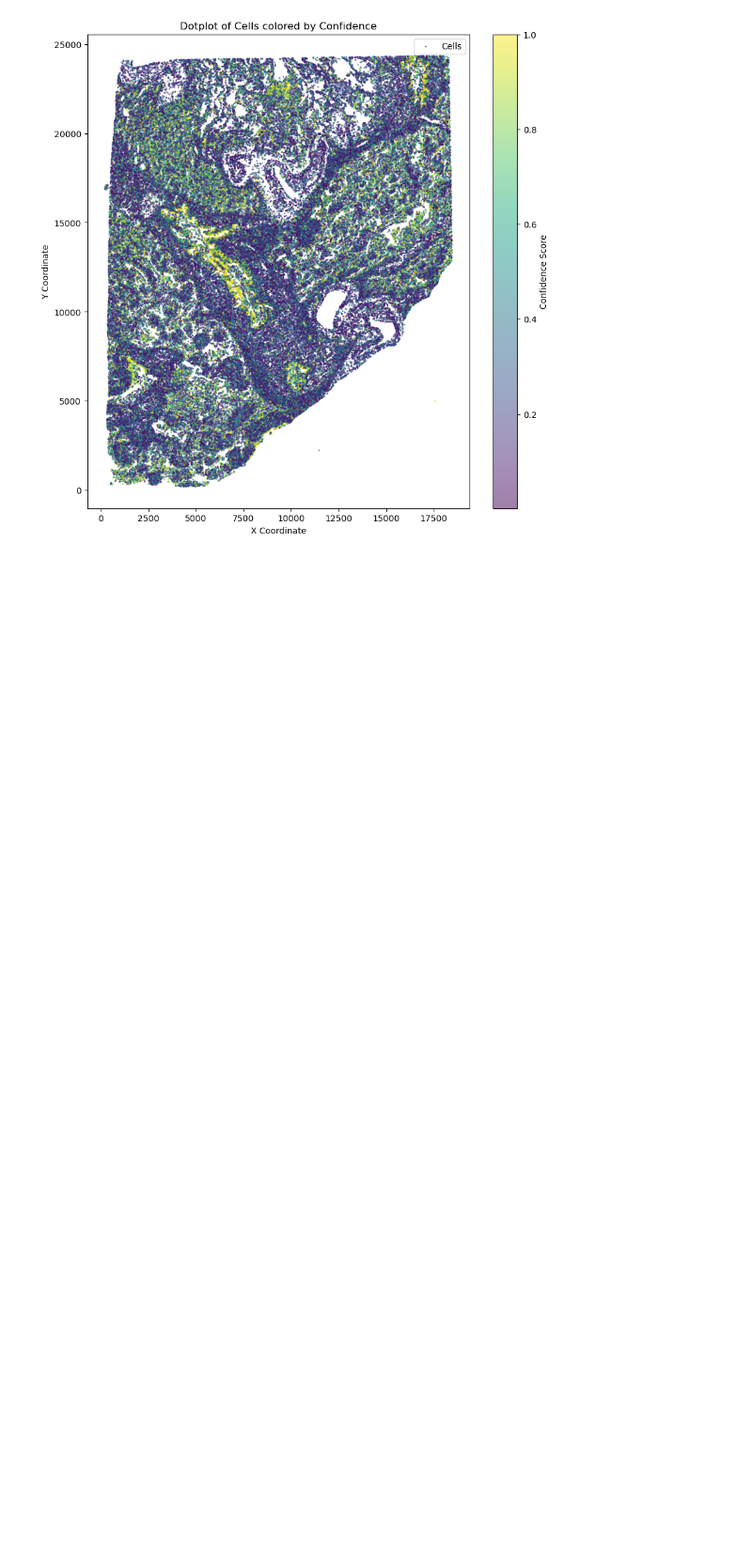
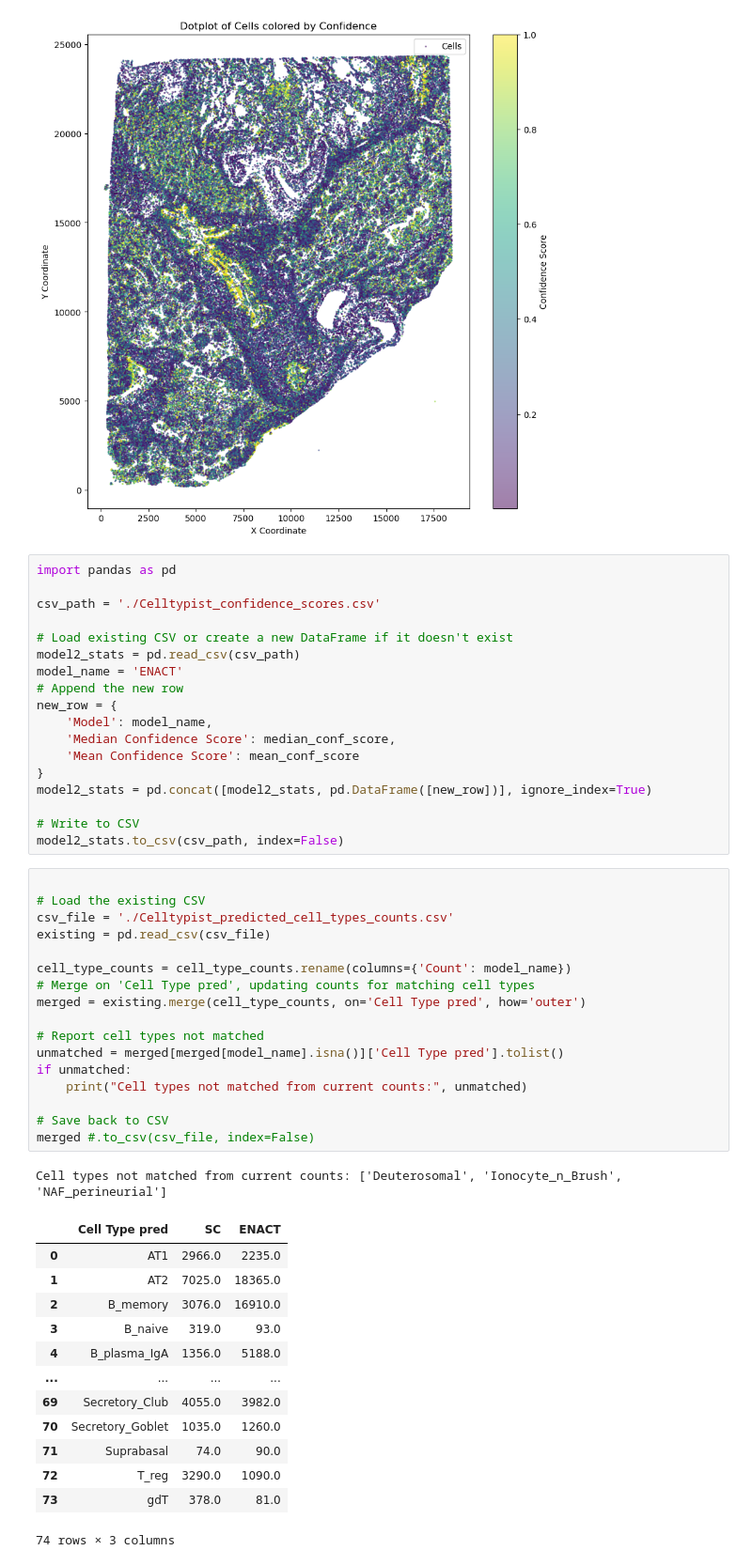
Before and after one commit to RaphaelDeGottardi/MasterThesis, a Jupyter notebook: Benchmarking pipeline/CellTypeAssignment metrics/Celltypist/Celltypist_VpX_enact.ipynb, the cells around one changed output. Shown at 94% size. Drawn from its saved outputs; the diff is of its cells as text; blank space fills up the shorter version.

Commit message:
Celltypist analysis

```diff
--- a/Benchmarking pipeline/CellTypeAssignment metrics/Celltypist_VpX.ipynb
+++ b/Benchmarking pipeline/CellTypeAssignment metrics/Celltypist/Celltypist_VpX_enact.ipynb
@@ -235,3 +237,53 @@ plt.legend()
 plt.show()
 # %% [output]
 [figure]
+# %%
+import pandas as pd
+
+csv_path = './Celltypist_confidence_scores.csv'
+
+# Load existing CSV or create a new DataFrame if it doesn't exist
+model2_stats = pd.read_csv(csv_path)
+model_name = 'ENACT'
+# Append the new row
+new_row = {
+    'Model': model_name,
+    'Median Confidence Score': median_conf_score,
+    'Mean Confidence Score': mean_conf_score
+}
+model2_stats = pd.concat([model2_stats, pd.DataFrame([new_row])], ignore_index=True)
+
+# Write to CSV
+model2_stats.to_csv(csv_path, index=False)
+# %%
+
+# Load the existing CSV
+csv_file = './Celltypist_predicted_cell_types_counts.csv'
+existing = pd.read_csv(csv_file)
+
+cell_type_counts = cell_type_counts.rename(columns={'Count': model_name})
+# Merge on 'Cell Type pred', updating counts for matching cell types
+merged = existing.merge(cell_type_counts, on='Cell Type pred', how='outer')
+
+# Report cell types not matched
+unmatched = merged[merged[model_name].isna()]['Cell Type pred'].tolist()
+if unmatched:
+    print("Cell types not matched from current counts:", unmatched)
+
+# Save back to CSV
+merged #.to_csv(csv_file, index=False)
+# %% [output]
+Cell types not matched from current counts: ['Deuterosomal', 'Ionocyte_n_Brush', 'NAF_perineurial']
+|  | Cell Type pred | SC | ENACT |
+| 0 | AT1 | 2966.0 | 2235.0 |
+| 1 | AT2 | 7025.0 | 18365.0 |
+| 2 | B_memory | 3076.0 | 16910.0 |
+| 3 | B_naive | 319.0 | 93.0 |
+| 4 | B_plasma_IgA | 1356.0 | 5188.0 |
+| ... | ... | ... | ... |
+| 69 | Secretory_Club | 4055.0 | 3982.0 |
+| 70 | Secretory_Goblet | 1035.0 | 1260.0 |
+| 71 | Suprabasal | 74.0 | 90.0 |
+| 72 | T_reg | 3290.0 | 1090.0 |
+| 73 | gdT | 378.0 | 81.0 |
+74 rows × 3 columns
```
Also changed, not shown: parts of 3 cells of this notebook, 12 other files.
